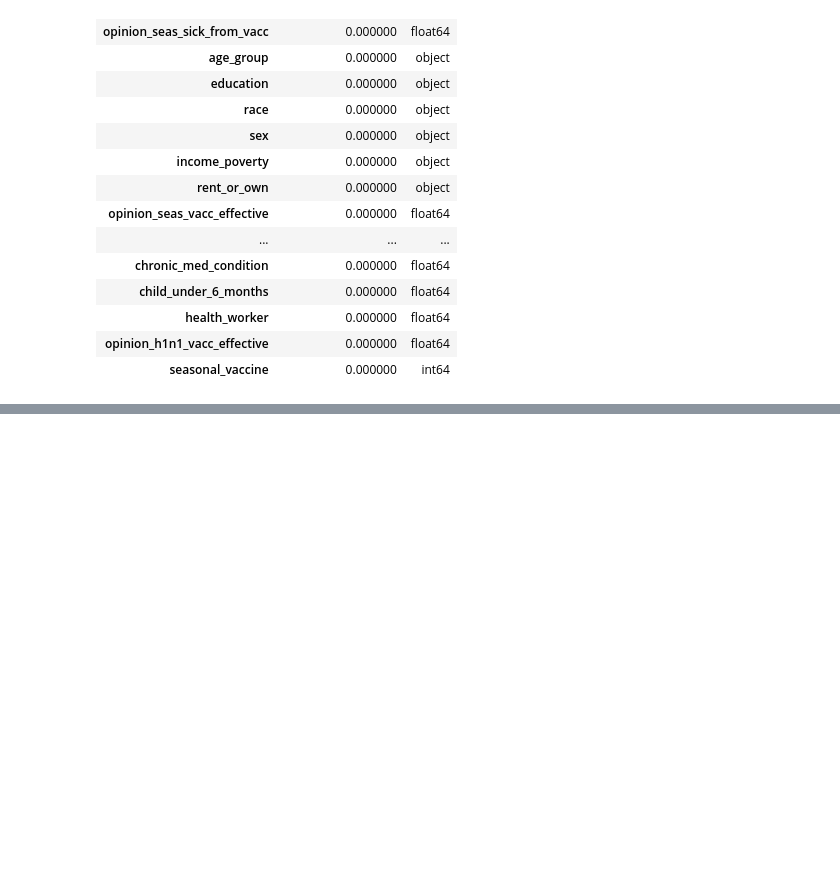
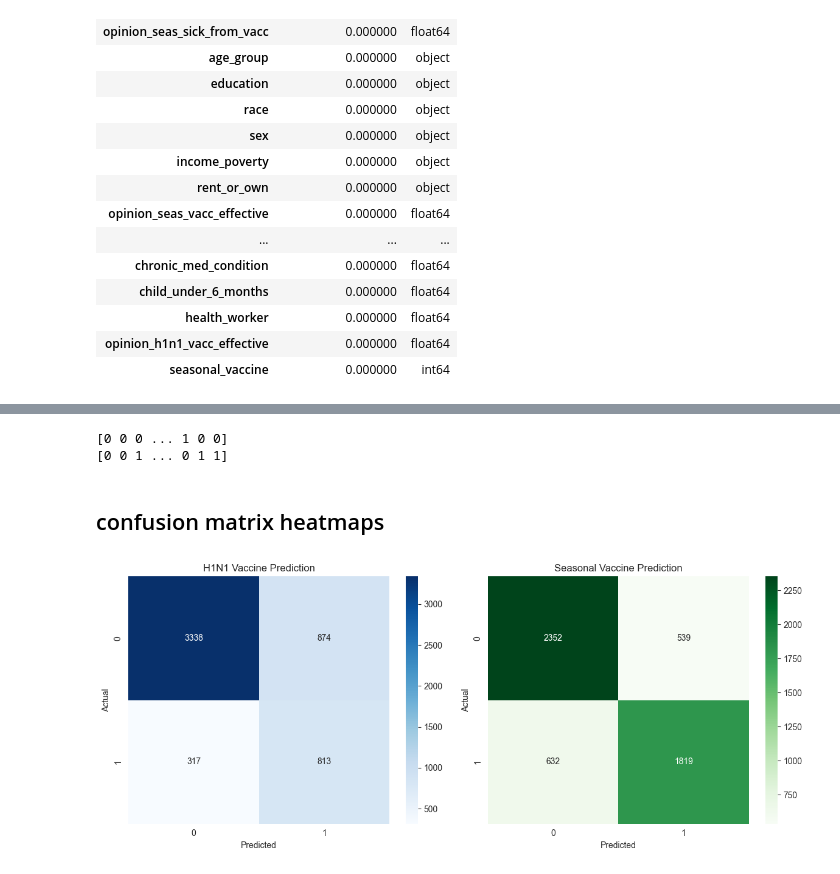
Before and after one commit to sharonkipruto-code/Phase3_project, a Jupyter notebook: flu_index.ipynb, the cells around one changed output, grey strips where cells are left out. Drawn from its saved outputs; the diff is of its cells as text; code cells hidden in the pictures; blank space fills up the shorter version.

Commit message:
The baseline Model & visualisations

```diff
--- a/flu_index.ipynb
+++ b/flu_index.ipynb
@@ -252,0 +278,5 @@ we have handled missing values in both categorical and numerical columns. Next,
+# %%
+#encode the categorical variables using one-hot encoding
+encoder = OneHotEncoder(handle_unknown='ignore', sparse_output=False)
+X_encoded = pd.DataFrame(encoder.fit_transform(X[categorical_cols]))
+X_encoded.index = X.index  # Align indices after encoding
@@ -252,0 +304,4 @@ we have handled missing values in both categorical and numerical columns. Next,
+# %%
+#splitting the data into training and testing sets
+X_train, X_test, y_train, y_test = train_test_split(
+    X, y, test_size=0.2, random_state=42)
@@ -252,0 +313,45 @@ we have handled missing values in both categorical and numerical columns. Next,
+# %%
+#model on H1N1 vaccine target
+logReg_H1N1=LogisticRegression(class_weight='balanced',max_iter=1000)
+
+#fit the model to training data
+logReg_H1N1.fit(X_train, y_train['h1n1_vaccine'])
+
+# Predict on test set
+y_pred_H1N1 = logReg_H1N1.predict(X_test)
+# %%
+#model on seasonal vaccine target
+logReg_seasonal=LogisticRegression(max_iter=1000)
+
+#fit the model to training data
+logReg_seasonal.fit(X_train, y_train['seasonal_vaccine'])
+
+# Predict on test set
+y_pred_seasonal = logReg_seasonal.predict(X_test)
+# %%
+print(y_pred_H1N1)
+print(y_pred_seasonal)
+# %% [output]
+[0 0 0 ... 1 0 0]
+[0 0 1 ... 0 1 1]
+# %% [markdown]
+## confusion matrix heatmaps
+# %%
+fig, ax = plt.subplots(1, 2, figsize=(12, 5))
+
+# H1N1 Confusion Matrix
+sns.heatmap(confusion_matrix(y_test['h1n1_vaccine'], y_pred_H1N1), annot=True, fmt='d', ax=ax[0], cmap='Blues')
+ax[0].set_title('H1N1 Vaccine Prediction')
+ax[0].set_xlabel('Predicted')
+ax[0].set_ylabel('Actual')
+
+# Seasonal Confusion Matrix
+sns.heatmap(confusion_matrix(y_test['seasonal_vaccine'], y_pred_seasonal), annot=True, fmt='d', ax=ax[1], cmap='Greens')
+ax[1].set_title('Seasonal Vaccine Prediction')
+ax[1].set_xlabel('Predicted')
+ax[1].set_ylabel('Actual')
+
+plt.tight_layout()
+plt.show()
+# %% [output]
+[figure, added]
```
Also changed, not shown: parts of 21 cells of this notebook, 2 other files.
